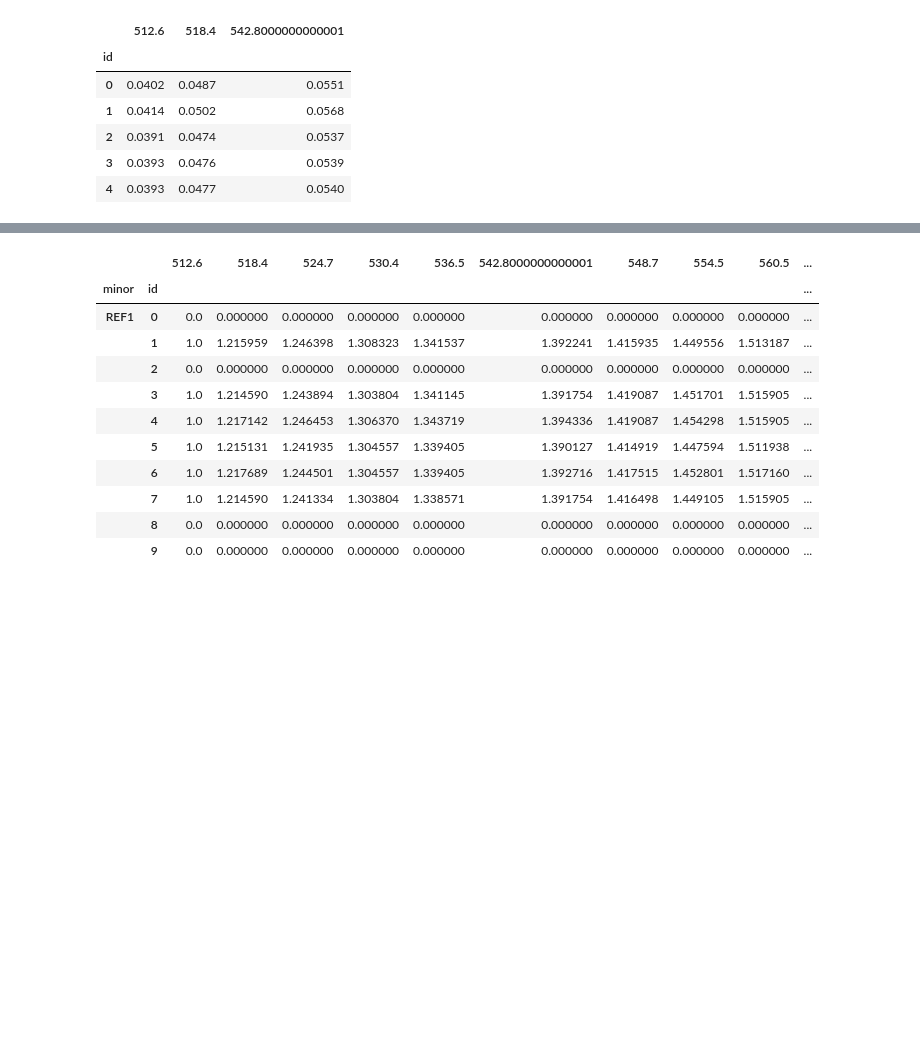
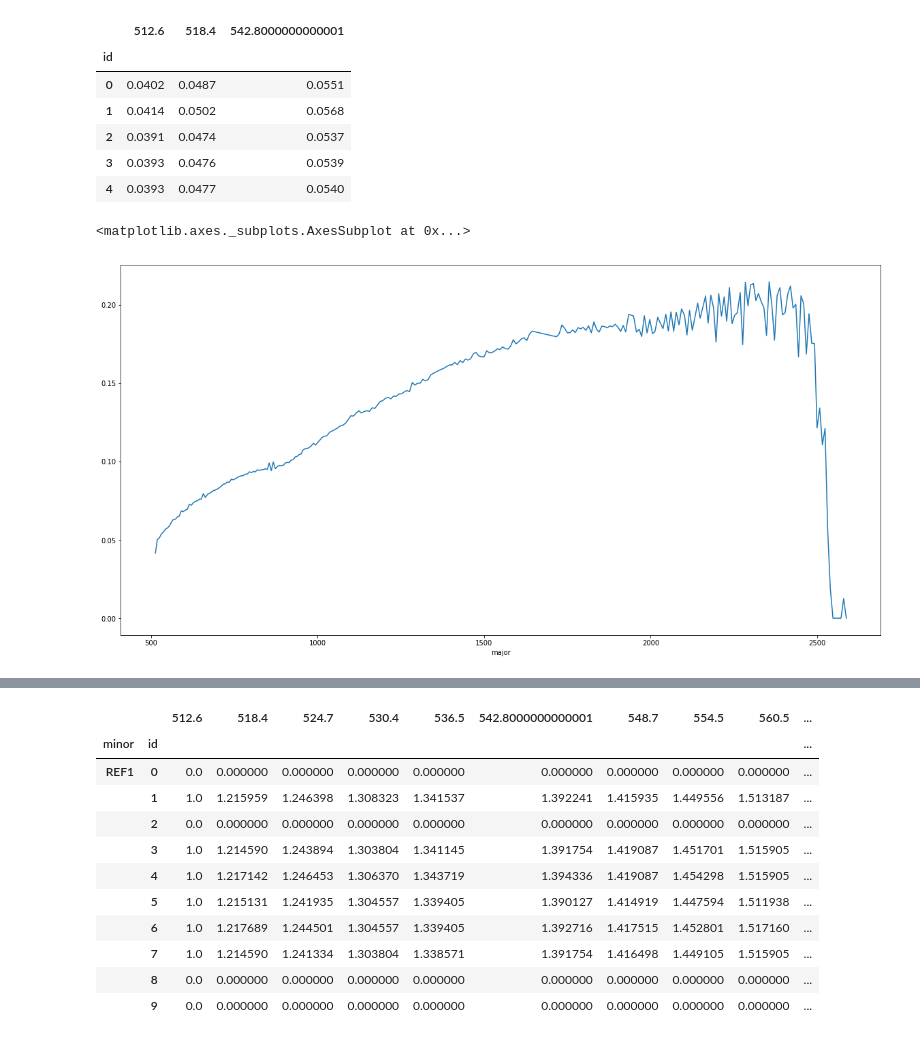
Before and after one commit to jlaura/PyHAT, a Jupyter notebook: notebooks/SP Example.ipynb, the cells around one changed output, grey strips where cells are left out. Cells and saved outputs as stored; diff of their text form; code cells hidden in the pictures; blank space fills up the shorter version.

Commit message:
added spectrum correction to notebook

```diff
--- a/notebooks/SP Example.ipynb
+++ b/notebooks/SP Example.ipynb
@@ -142,3 +144,9 @@ ref.loc['REF1'].head()
 | 2 | 0.0391 | 0.0474 | 0.0537 |
 | 3 | 0.0393 | 0.0476 | 0.0539 |
 | 4 | 0.0393 | 0.0477 | 0.0540 |
+# %%
+spectrum = s.loc['REF1', 1, s.wavelengths]
+spectrum.plot()
+# %% [output]
+<matplotlib.axes._subplots.AxesSubplot at 0x...>
+[figure, added]
```
Also changed, not shown: parts of 3 cells of this notebook.
